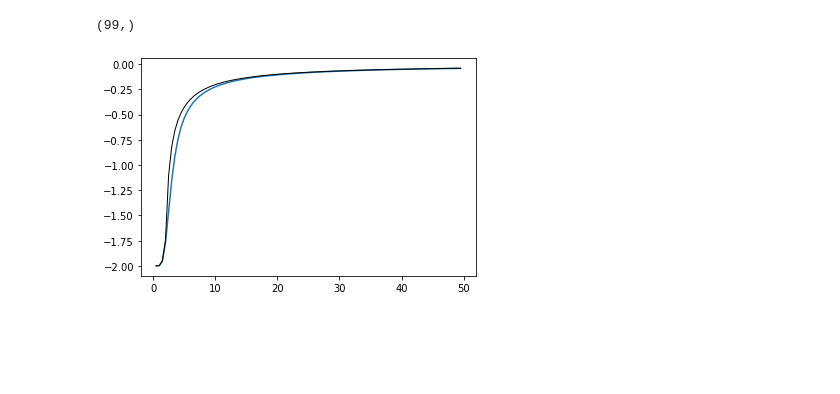
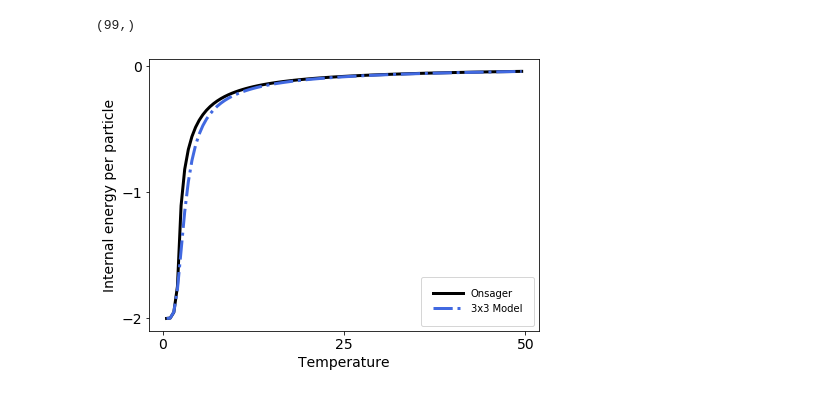
Before and after one commit to ajdominic/statmech, a Jupyter notebook: ajd_ising.ipynb, the cells around one changed output. Drawn from its saved outputs; the diff is of its cells as text; code cells hidden in the pictures; blank space fills up the shorter version.

```diff
--- a/ajd_ising.ipynb
+++ b/ajd_ising.ipynb
@@ -62,12 +74,11 @@ E_array = np.zeros_like(T, float)
 print(T.shape)
 for k in range(T.shape[-1]):
     Temp = T[k]
-    E_array[k] = c.get_Q_and_E(Temp, 1.0, 0.0, lattices)[1]
+    E_array[k] = c.get_Q_and_E(Temp, 1.0, 0.0, lattices, True)[1]
 # %% [output]
 (99,)
-# %%
-plt.plot(T, -2 * E_array / np.min(E_array))
-plt.plot(T, E, "black", lw=1)
-plt.show()
-# %% [output]
-[figure, removed]
+# %%
+E_plt_list.append(E_array)
+c.plt_onsager(T, E_plt_list, "OnsagerVs3x3.pdf")
+# %% [output]
+[figure, added]
```
Also changed, not shown: parts of 3 cells of this notebook.
